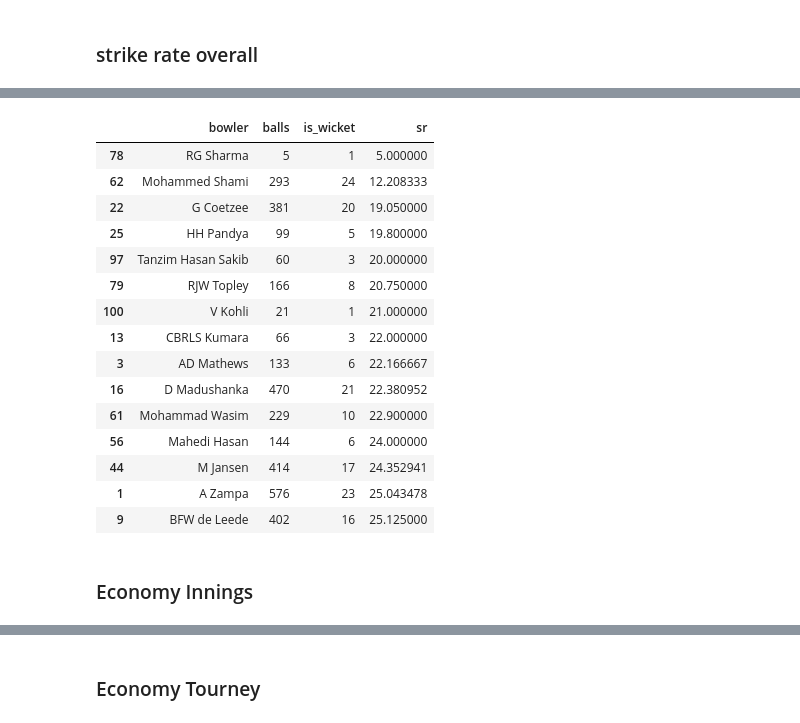
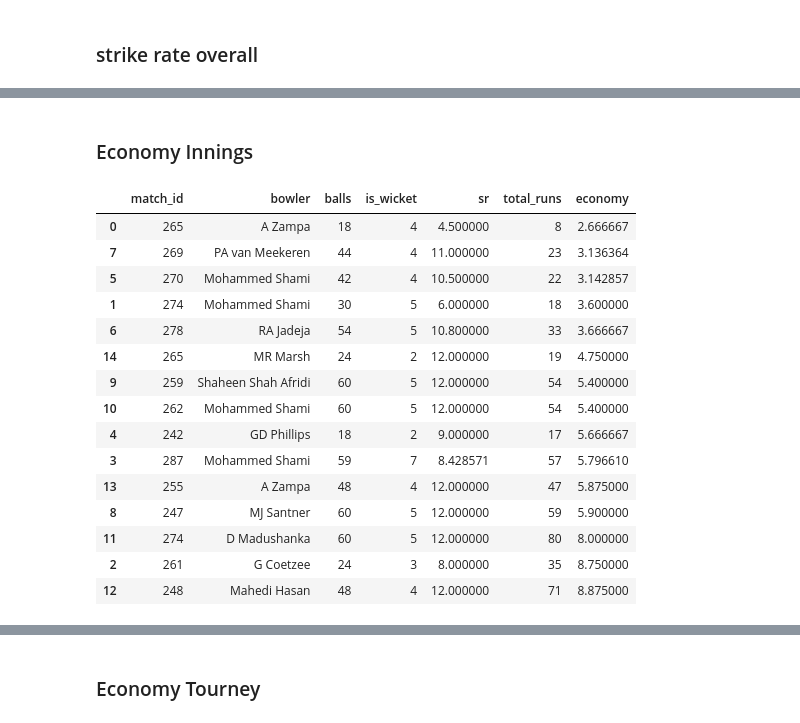
Before and after one commit to Shreycasm/Cricket-world-Cup-Score-Predictor-, a Jupyter notebook: expreiments/analysis.ipynb, the cells around one changed output, grey strips where cells are left out. Cells and saved outputs as stored; diff of their text form; code cells hidden in the pictures.

```diff
--- a/expreiments/analysis.ipynb
+++ b/expreiments/analysis.ipynb
@@ -75,6 +75,8 @@ ax = sns.barplot(x = most_team_wickets["bowling_team"], y =most_team_wickets['is
 # %% [markdown]
 ### Best Bowling Figure
 # %%
-balls["is_wicket"] = balls.apply(lambda x : 0 if x["wicket_type"] == "retired hurt" else x["is_wicket"], axis = 1)
+balls["is_wicket"] = balls.apply(
+    lambda x: 0 if x["wicket_type"] == "retired hurt" else x["is_wicket"],
+    axis=1)
 # %%
 without_run_outs = balls[~balls['wicket_type'].isin(['run out'])]
@@ -152,4 +150,18 @@ sns.barplot(x= average_bowling["bowler"].head(),
 # %% [markdown]
 ### bowling Strike rate
 # %%
-fair_deliveries = balls[balls['extra_type'].isin(["fair delivery", "byes", "legbyes", "penalty"])]
+fair_deliveries = balls[balls['extra_type'].isin(
+    ["fair delivery", "byes", "legbyes", "penalty"])]
+total_wickets = without_run_outs.groupby(["match_id", "bowler"
+                                          ])["is_wicket"].sum().reset_index()
+strikerate_inn = fair_deliveries.groupby(["match_id", "bowler"]).agg({
+    "balls":
+    "count"
+}).reset_index()
+strikerate_inn = strikerate_inn.merge(total_wickets,
+                                      on=["match_id", "bowler"],
+                                      how="left")
+strikerate_inn["sr"] = strikerate_inn["balls"] / strikerate_inn["is_wicket"]
+strikerate_inn = strikerate_inn[(~strikerate_inn['sr'].isin([np.inf])) & (strikerate_inn['is_wicket'] > 1)].sort_values(by='sr').\
+sort_values(by =["sr", "is_wicket", "match_id"], ascending = [True, False, True]).head(15)
+strikerate_inn
@@ -158,2 +184,0 @@ total_wickets = without_run_outs.groupby(["match_id", "bowler"])["is_wicket"].su
-# %%
-strikerate_inn = fair_deliveries.groupby(["match_id", "bowler"]).agg({"balls":"count"}).reset_index()
@@ -176,2 +184,0 @@ strikerate_inn
-# %%
-strikerate_inn= strikerate_inn.merge(total_wickets, on =["match_id", "bowler"], how ="left")
@@ -212,24 +220,27 @@ strikerate_tourney["sr"] = strikerate_tourney["balls"]/ strikerate_tourney["is_w
-# %%
-strikerate_tourney[(~strikerate_tourney['sr'].isin([np.inf]))].sort_values(by='sr').\
-sort_values(by =["sr", "is_wicket", ], ascending = [True, False, ]).head(15)
-# %% [output]
-|  | bowler | balls | is_wicket | sr |
-| 78 | RG Sharma | 5 | 1 | 5.000000 |
-| 62 | Mohammed Shami | 293 | 24 | 12.208333 |
-| 22 | G Coetzee | 381 | 20 | 19.050000 |
-| 25 | HH Pandya | 99 | 5 | 19.800000 |
-| 97 | Tanzim Hasan Sakib | 60 | 3 | 20.000000 |
-| 79 | RJW Topley | 166 | 8 | 20.750000 |
-| 100 | V Kohli | 21 | 1 | 21.000000 |
-| 13 | CBRLS Kumara | 66 | 3 | 22.000000 |
-| 3 | AD Mathews | 133 | 6 | 22.166667 |
-| 16 | D Madushanka | 470 | 21 | 22.380952 |
-| 61 | Mohammad Wasim | 229 | 10 | 22.900000 |
-| 56 | Mahedi Hasan | 144 | 6 | 24.000000 |
-| 44 | M Jansen | 414 | 17 | 24.352941 |
-| 1 | A Zampa | 576 | 23 | 25.043478 |
-| 9 | BFW de Leede | 402 | 16 | 25.125000 |
 # %% [markdown]
 ### Economy Innings
 # %%
-withput_byes =  balls[(~balls["extra_type"].isin(["byes", "legbyes"]))]
+withput_byes = balls[(~balls["extra_type"].isin(["byes", "legbyes"]))]
+total_runs_bowlers = withput_byes.groupby(["match_id", "bowler"])["total_runs"].sum().reset_index()
+bowl_stats = strikerate_inn.merge(total_runs_bowlers,on=["match_id", "bowler"],)
+bowl_stats["economy"] = bowl_stats["total_runs"] / (bowl_stats["balls"] / 6)
+economy = bowl_stats[bowl_stats["is_wicket"] > 0]
+economy = economy.sort_values(by="economy")
+economy
+# %% [output]
+|  | match_id | bowler | balls | is_wicket | sr | total_runs | economy |
+| 0 | 265 | A Zampa | 18 | 4 | 4.500000 | 8 | 2.666667 |
+| 7 | 269 | PA van Meekeren | 44 | 4 | 11.000000 | 23 | 3.136364 |
+| 5 | 270 | Mohammed Shami | 42 | 4 | 10.500000 | 22 | 3.142857 |
+| 1 | 274 | Mohammed Shami | 30 | 5 | 6.000000 | 18 | 3.600000 |
+| 6 | 278 | RA Jadeja | 54 | 5 | 10.800000 | 33 | 3.666667 |
+| 14 | 265 | MR Marsh | 24 | 2 | 12.000000 | 19 | 4.750000 |
+| 9 | 259 | Shaheen Shah Afridi | 60 | 5 | 12.000000 | 54 | 5.400000 |
+| 10 | 262 | Mohammed Shami | 60 | 5 | 12.000000 | 54 | 5.400000 |
+| 4 | 242 | GD Phillips | 18 | 2 | 9.000000 | 17 | 5.666667 |
+| 3 | 287 | Mohammed Shami | 59 | 7 | 8.428571 | 57 | 5.796610 |
+| 13 | 255 | A Zampa | 48 | 4 | 12.000000 | 47 | 5.875000 |
+| 8 | 247 | MJ Santner | 60 | 5 | 12.000000 | 59 | 5.900000 |
+| 11 | 274 | D Madushanka | 60 | 5 | 12.000000 | 80 | 8.000000 |
+| 2 | 261 | G Coetzee | 24 | 3 | 8.000000 | 35 | 8.750000 |
+| 12 | 248 | Mahedi Hasan | 48 | 4 | 12.000000 | 71 | 8.875000 |
```
Also changed, not shown: parts of 60 cells of this notebook, 7 other files.
